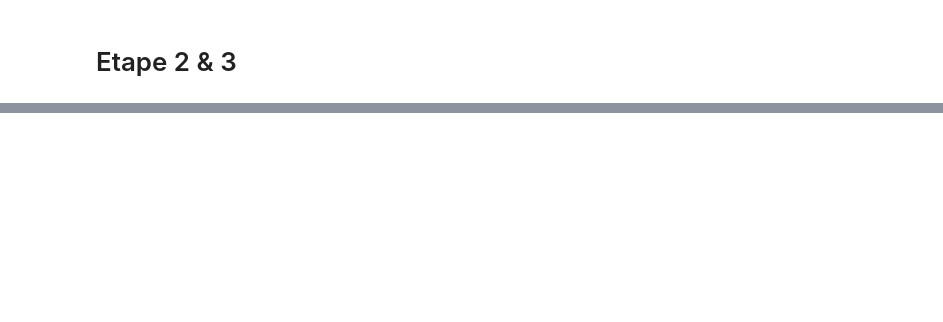
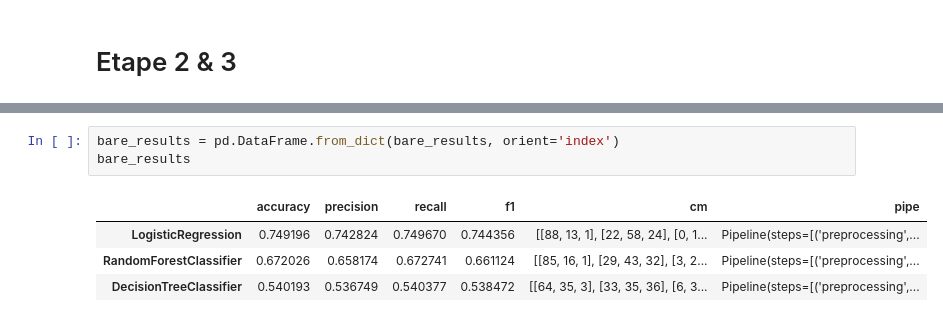
Before and after one commit to MohammedBentalb/Lantern, a Jupyter notebook: notebooks/eda.ipynb, the cells around one changed output, grey strips where cells are left out. Cells and saved outputs as stored; diff of their text form; blank space fills up the shorter version.

```diff
--- a/notebooks/eda.ipynb
+++ b/notebooks/eda.ipynb
@@ -128 +362,9 @@ plt.show()
+# %%
+bare_results = pd.DataFrame.from_dict(bare_results, orient='index')
+bare_results
+# %% [output]
+|  | accuracy | precision | recall | f1 | cm | pipe |
+| LogisticRegression | 0.749196 | 0.742824 | 0.749670 | 0.744356 | [[88, 13, 1], [22, 58, 24], [0, 1... | Pipeline(steps=[('preprocessing',... |
+| RandomForestClassifier | 0.672026 | 0.658174 | 0.672741 | 0.661124 | [[85, 16, 1], [29, 43, 32], [3, 2... | Pipeline(steps=[('preprocessing',... |
+| DecisionTreeClassifier | 0.540193 | 0.536749 | 0.540377 | 0.538472 | [[64, 35, 3], [33, 35, 36], [6, 3... | Pipeline(steps=[('preprocessing',... |
 # %%
```
Also changed, not shown: parts of 19 cells of this notebook, 6 other files.
